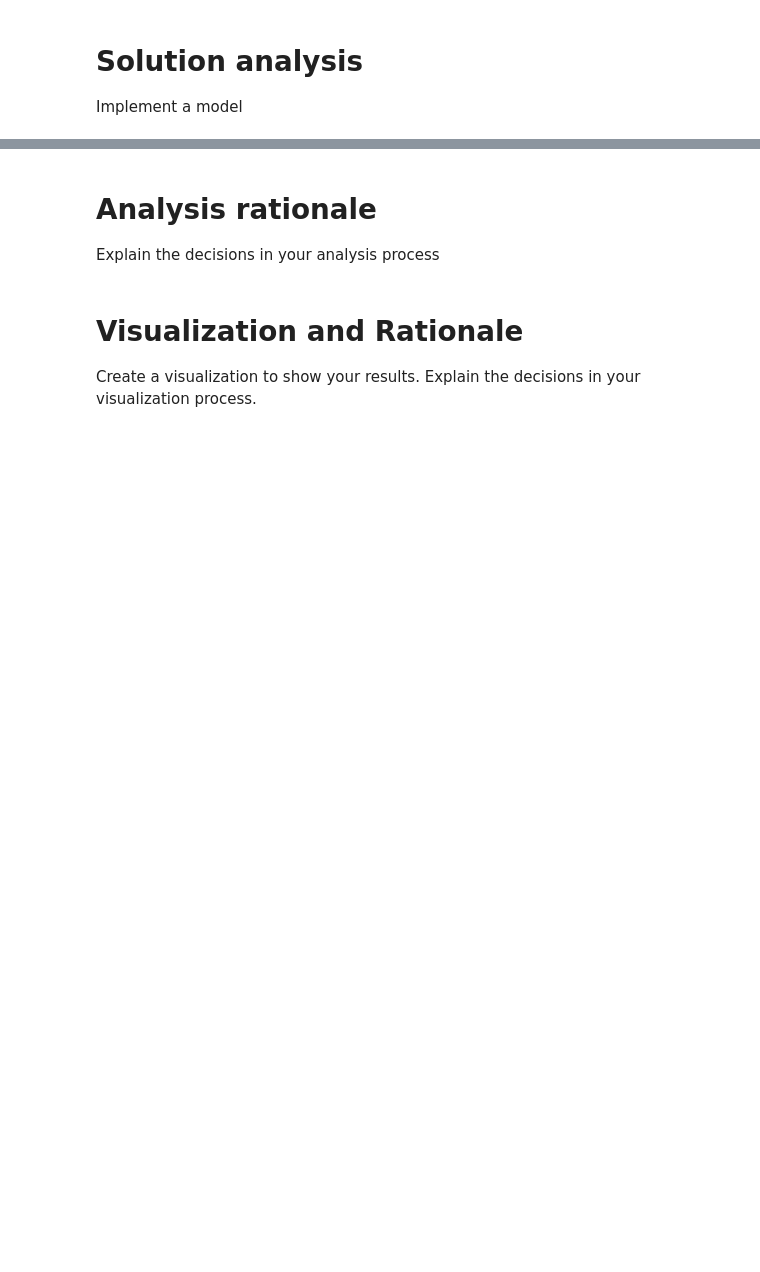
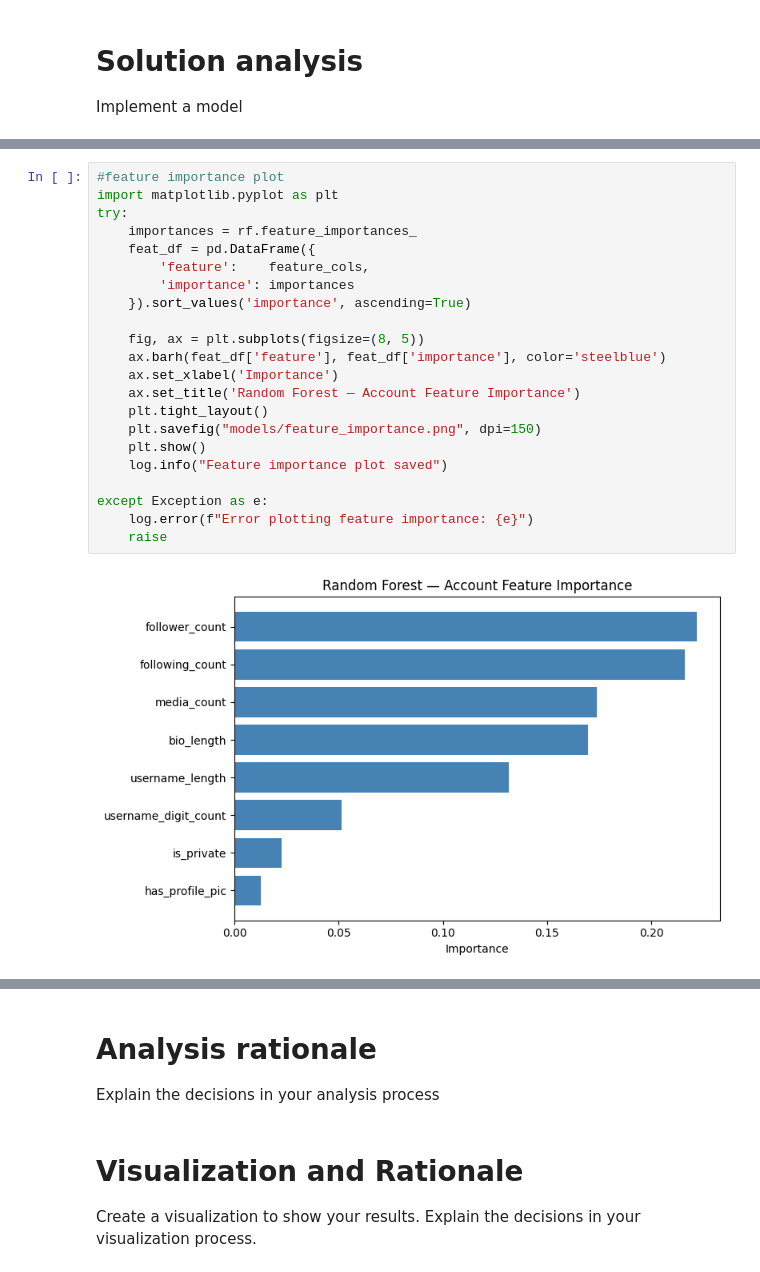
Before and after one commit to kguzman24/Detecting_AI_Generated_Personas, a Jupyter notebook: Pipeline.ipynb, the cells around one changed output, grey strips where cells are left out. Cells and saved outputs as stored; diff of their text form; blank space fills up the shorter version.

```diff
--- a/Pipeline.ipynb
+++ b/Pipeline.ipynb
@@ -669,0 +723,24 @@ weighted avg       1.00      1.00      1.00      1926
+# %%
+#feature importance plot
+import matplotlib.pyplot as plt
+try:
+    importances = rf.feature_importances_
+    feat_df = pd.DataFrame({
+        'feature':    feature_cols,
+        'importance': importances
+    }).sort_values('importance', ascending=True)
+
+    fig, ax = plt.subplots(figsize=(8, 5))
+    ax.barh(feat_df['feature'], feat_df['importance'], color='steelblue')
+    ax.set_xlabel('Importance')
+    ax.set_title('Random Forest — Account Feature Importance')
+    plt.tight_layout()
+    plt.savefig("models/feature_importance.png", dpi=150)
+    plt.show()
+    log.info("Feature importance plot saved")
+
+except Exception as e:
+    log.error(f"Error plotting feature importance: {e}")
+    raise
+# %% [output]
+[figure, added]
```
Also changed, not shown: parts of 23 cells of this notebook, 10 other files.
